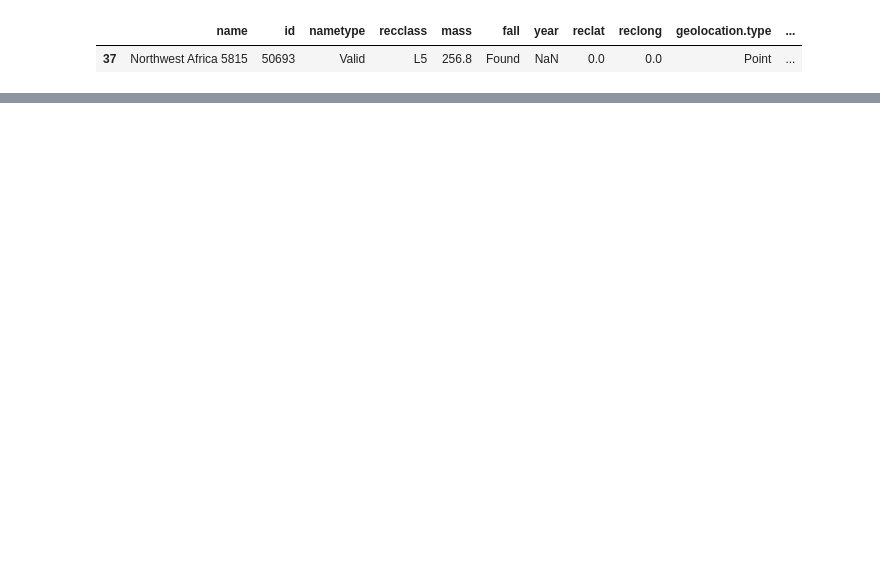
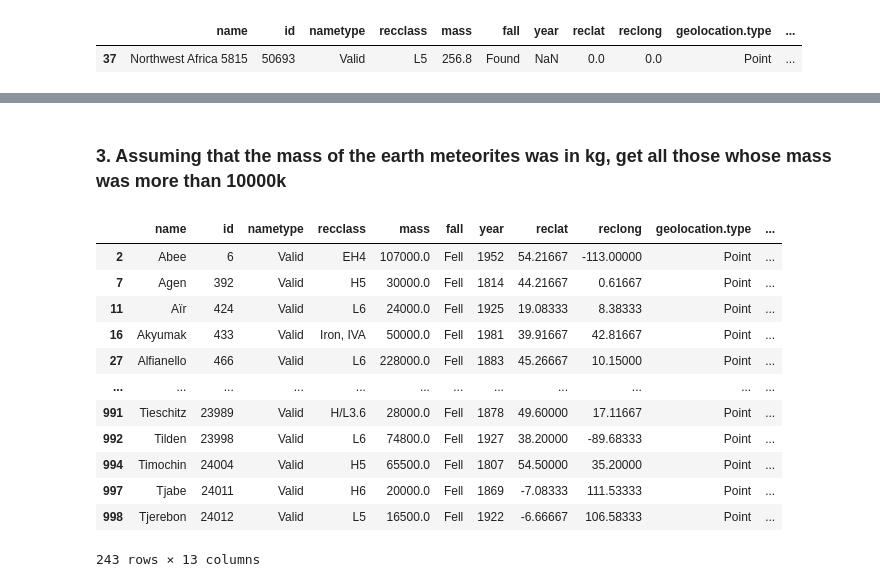
Before and after one commit to VishaLPatiL9029/interview-Based-Assignment, a Jupyter notebook: Python_Quesion_Answers.ipynb, the cells around one changed output, grey strips where cells are left out. Cells and saved outputs as stored; diff of their text form; code cells hidden in the pictures; blank space fills up the shorter version.

```diff
--- a/Python_Quesion_Answers.ipynb
+++ b/Python_Quesion_Answers.ipynb
@@ -553,0 +573,18 @@ data_nasa[data_nasa['year_new'].isna()]
+# %% [markdown]
+### 3. Assuming that the mass of the earth meteorites was in kg, get all those whose mass was more than 10000k
+# %%
+data_nasa[data_nasa['mass'] > 10000 ]
+# %% [output]
+|  | name | id | nametype | recclass | mass | fall | year | reclat | reclong | geolocation.type | ... |
+| 2 | Abee | 6 | Valid | EH4 | 107000.0 | Fell | 1952 | 54.21667 | -113.00000 | Point | ... |
+| 7 | Agen | 392 | Valid | H5 | 30000.0 | Fell | 1814 | 44.21667 | 0.61667 | Point | ... |
+| 11 | Aïr | 424 | Valid | L6 | 24000.0 | Fell | 1925 | 19.08333 | 8.38333 | Point | ... |
+| 16 | Akyumak | 433 | Valid | Iron, IVA | 50000.0 | Fell | 1981 | 39.91667 | 42.81667 | Point | ... |
+| 27 | Alfianello | 466 | Valid | L6 | 228000.0 | Fell | 1883 | 45.26667 | 10.15000 | Point | ... |
+| ... | ... | ... | ... | ... | ... | ... | ... | ... | ... | ... | ... |
+| 991 | Tieschitz | 23989 | Valid | H/L3.6 | 28000.0 | Fell | 1878 | 49.60000 | 17.11667 | Point | ... |
+| 992 | Tilden | 23998 | Valid | L6 | 74800.0 | Fell | 1927 | 38.20000 | -89.68333 | Point | ... |
+| 994 | Timochin | 24004 | Valid | H5 | 65500.0 | Fell | 1807 | 54.50000 | 35.20000 | Point | ... |
+| 997 | Tjabe | 24011 | Valid | H6 | 20000.0 | Fell | 1869 | -7.08333 | 111.53333 | Point | ... |
+| 998 | Tjerebon | 24012 | Valid | L5 | 16500.0 | Fell | 1922 | -6.66667 | 106.58333 | Point | ... |
+243 rows × 13 columns
```
Also changed, not shown: parts of 14 cells of this notebook.
